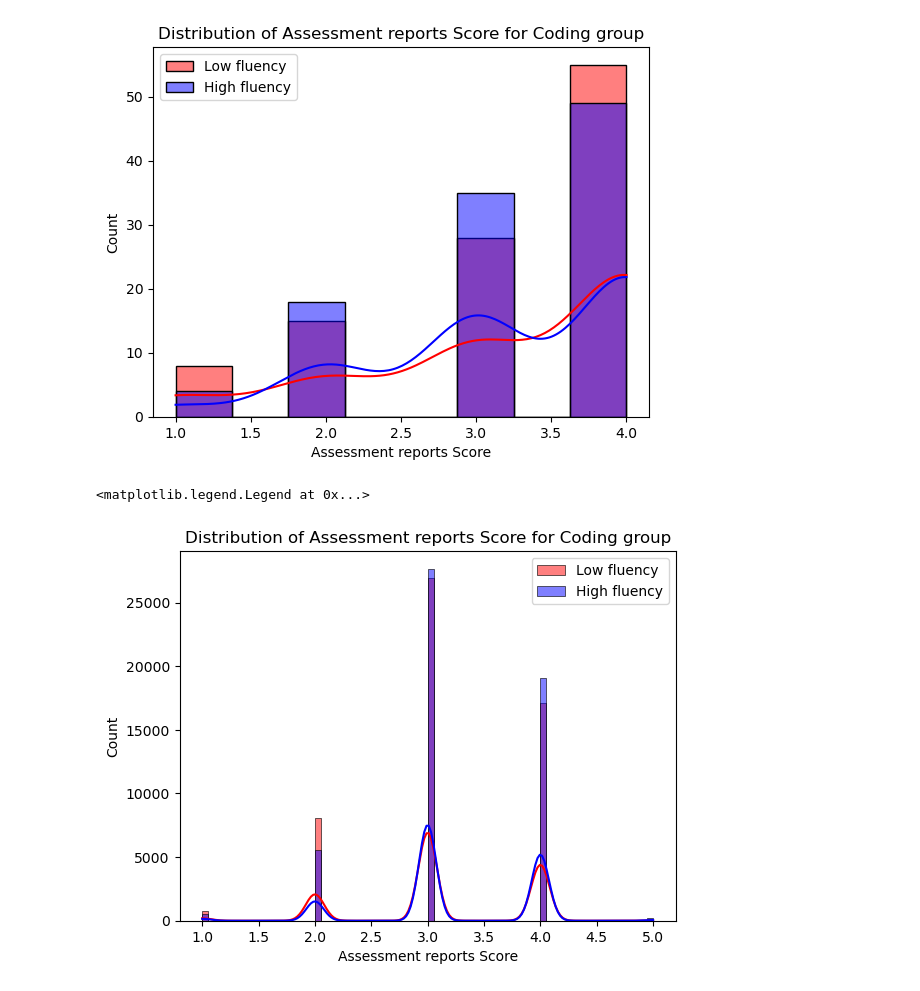
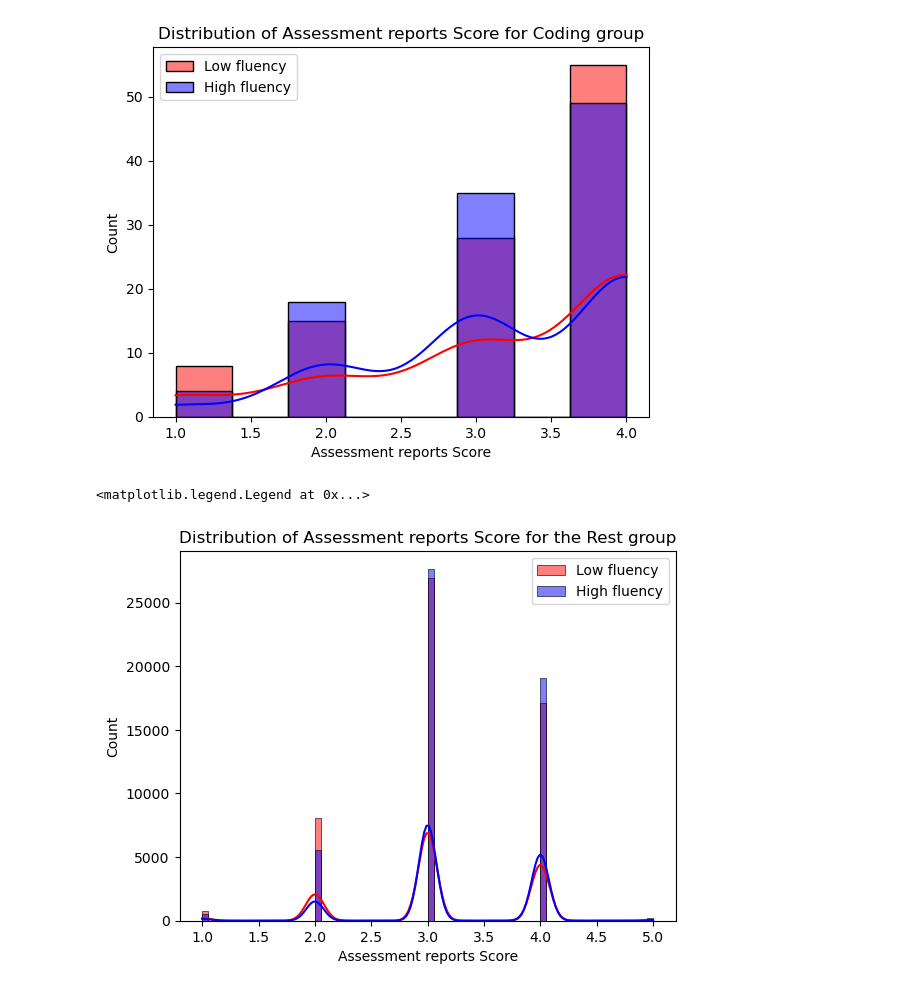
Before and after one commit to esther119/Understand-How-English-Fluency-Affects-Grade, a Jupyter notebook: three_bucket.ipynb, the cells around one changed output. Saved outputs shown, nothing was run; the diff lists cells and outputs as text; code cells hidden in the pictures.

```diff
--- a/three_bucket.ipynb
+++ b/three_bucket.ipynb
@@ -561,12 +572,12 @@ plt.legend()
 # %%
 fig, ax = plt.subplots()
 sns.histplot(smaller30_rest['Assessment reports Score'], label= 'Low fluency', color = 'red', kde=True, ax=ax)
 sns.histplot(greater70_rest['Assessment reports Score'], label= 'High fluency', color = 'blue', kde=True, ax=ax)
-plt.title('Distribution of Assessment reports Score for Coding group')
+plt.title('Distribution of Assessment reports Score for the Rest group')
 plt.legend()
 # %% [output]
 <matplotlib.legend.Legend at 0x...>
-[figure, old version]
+[figure, new version]
 # %%
 ##calculate percentage
 
```
Also changed, not shown: parts of 8 cells of this notebook, 2 other files.
